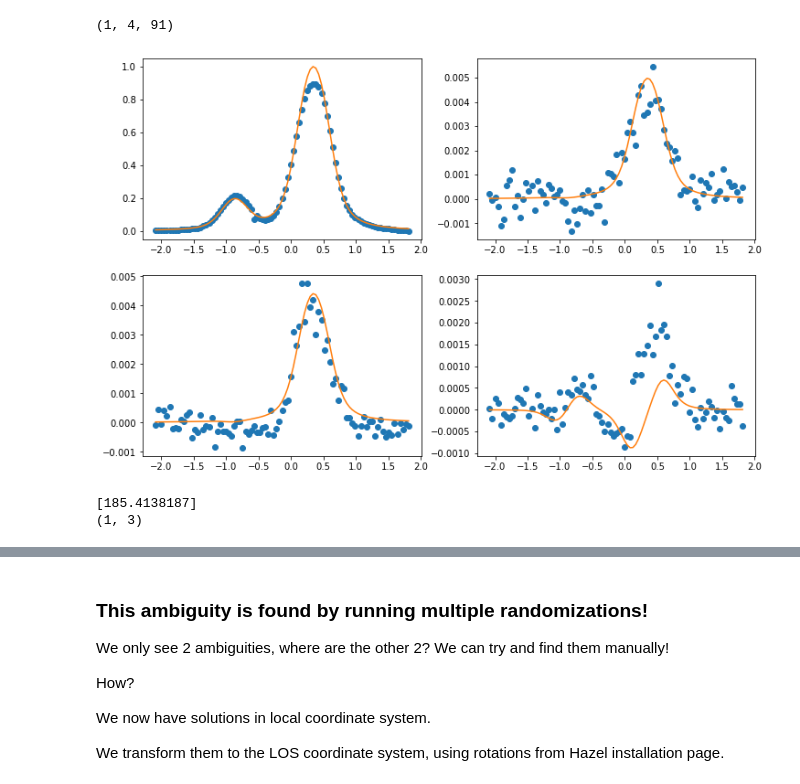
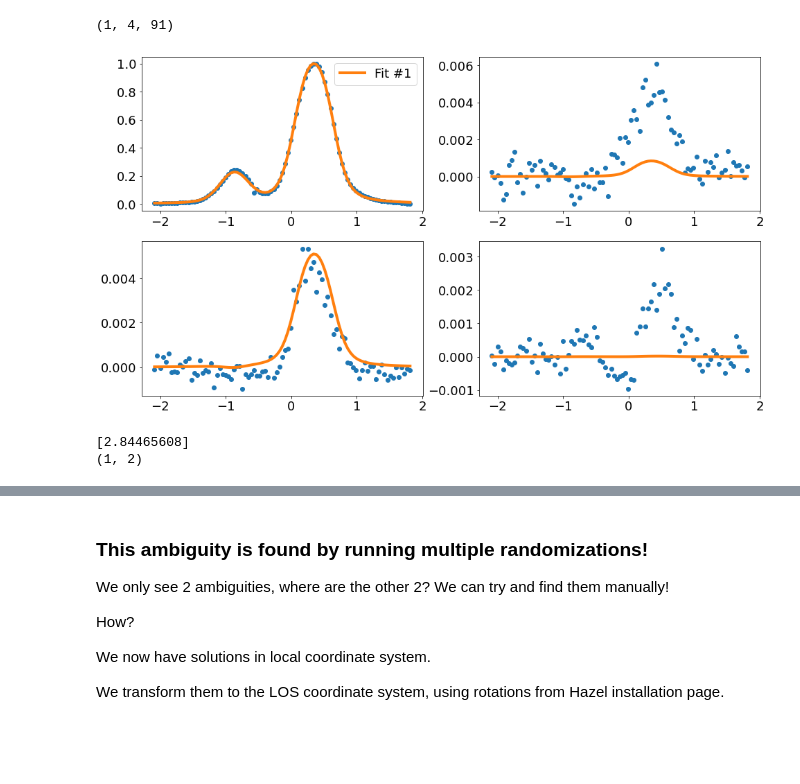
Before and after one commit to ivanzmilic/SP2022, a Jupyter notebook: Hanle_single_profile_inversion.ipynb, the cells around one changed output, grey strips where cells are left out. Cells and saved outputs as stored; diff of their text form; code cells hidden in the pictures; blank space fills up the shorter version.

```diff
--- a/Hanle_single_profile_inversion.ipynb
+++ b/Hanle_single_profile_inversion.ipynb
@@ -12,5 +19,5 @@ from astropy.io import fits
 # %%
 # Let's first load a profile:
-data = np.loadtxt("/home/milic/Downloads/TIP_single_profiles/TIP_single_profiles/profA11.perf",skiprows=1,unpack=True)
+data = np.loadtxt("/home/milic/data/SP2022/TIP_single_profiles/TIP_single_profiles/profA6.perf",skiprows=1,unpack=True)
 data.shape
 # %% [output]
@@ -44,10 +51,11 @@ Text(0.5, 0, 'Wavelength')
 # %%
 # First the wavelength axis
 n_wvl = len(ll)
-np.savetxt('10830_A1.wavelength', ll, header='lambda')
+stokes_to_fit = np.copy(stokes)
+np.savetxt('10830_A6.wavelength', ll, header='lambda')
 
 # Then we will save something called, 'weigths', this will allow us to fine-tune the inversion if needed.
-f = open('10830_A1.weights', 'w')
+f = open('10830_A6.weights', 'w')
 f.write('# WeightI WeightQ WeightU WeightV\n')
 for i in range(n_wvl):
     f.write('1.0    1.0   1.0   1.0\n')
@@ -56,11 +64,10 @@ f.close()
 # And finally, the 'observed' Stokes parameters:
 
 # Note, the magical number we are multiplying stokes vector with will become clear soon!
-stokes_to_fit = stokes * 0.89388
 
-f = open('10830_A1_stokes.1d', 'wb')
+f = open('10830_A6_stokes.1d', 'wb')
 f.write(b'# LOS theta_LOS, phi_LOS, gamma_LOS\n')
-f.write(b'00.0 0.0 0.0\n') # This should be identical to the above otherwise we will get inconsistent results.
+f.write(b'90.0 0.0 0.0\n') # This should be identical to the above otherwise we will get inconsistent results.
                             # this is something you should know from the observations
 f.write(b'\n')
 f.write(b'# Boundary condition I/Ic(mu=1), Q/Ic(mu=1), U/Ic(mu=1), V/Ic(mu=1)\n')
@@ -98,6 +105,6 @@ iterator.run_all_pixels()
 # %%
 nrand = 1
-result = h5py.File('output_onepixel.h5','r')
+result = h5py.File('outputA6.h5','r')
 fit = np.copy(result['spec1']['stokes'])
 fit = fit.reshape(nrand,4,n_wvl)
 fit.shape
@@ -105,24 +112,25 @@ fit.shape
 (1, 4, 91)
 # %%
 n_rand = 1
-plt.figure(figsize=[12,8])
+plt.figure(figsize=[16,9])
 plt.subplot(221)
 plt.plot(ll-10830,stokes_to_fit[0,:],'o')
 for i in range(0,n_rand):
-    plt.plot(ll-10830,fit[i,0,:])
+    plt.plot(ll-10830,fit[i,0,:], linewidth=4, label = 'Fit #'+str(i+1))
+plt.legend()
 plt.subplot(222)
 plt.plot(ll-10830,stokes_to_fit[1,:],'o')
 for i in range(0,n_rand):
-    plt.plot(ll-10830,fit[i,1,:])
+    plt.plot(ll-10830,fit[i,1,:], linewidth=4, label = 'Fit #'+str(i+1))
 
 plt.subplot(223)
 plt.plot(ll-10830,stokes_to_fit[2,:],'o')
 for i in range(0,n_rand):
-    plt.plot(ll-10830,fit[i,2,:])
+    plt.plot(ll-10830,fit[i,2,:], linewidth=4, label = 'Fit #'+str(i+1))
 
 plt.subplot(224)
 plt.plot(ll-10830,stokes_to_fit[3,:],'o')
 for i in range(0,n_rand):
-    plt.plot(ll-10830,fit[i,3,:])
+    plt.plot(ll-10830,fit[i,3,:], linewidth=4, label = 'Fit #'+str(i+1))
 # %% [output]
-[figure, old version]
+[figure, new version]
@@ -130,6 +140,6 @@ for i in range(0,n_rand):
 print(result['spec1']['chi2'][0,:,-1])
 print(result['spec1']['chi2'][0].shape)
 # %% [output]
-[185.4138187]
-(1, 3)
+[2.84465608]
+(1, 2)
 # %%
```
Also changed, not shown: parts of 17 cells of this notebook, 5 other files.
